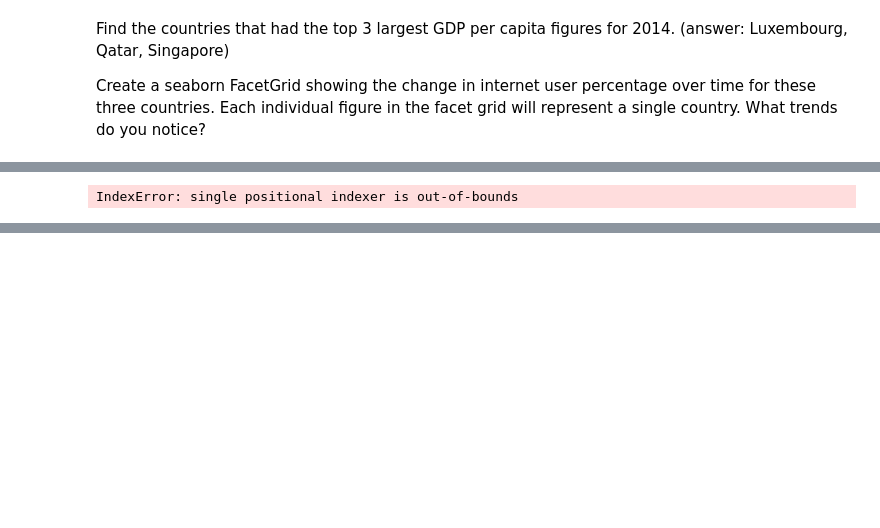
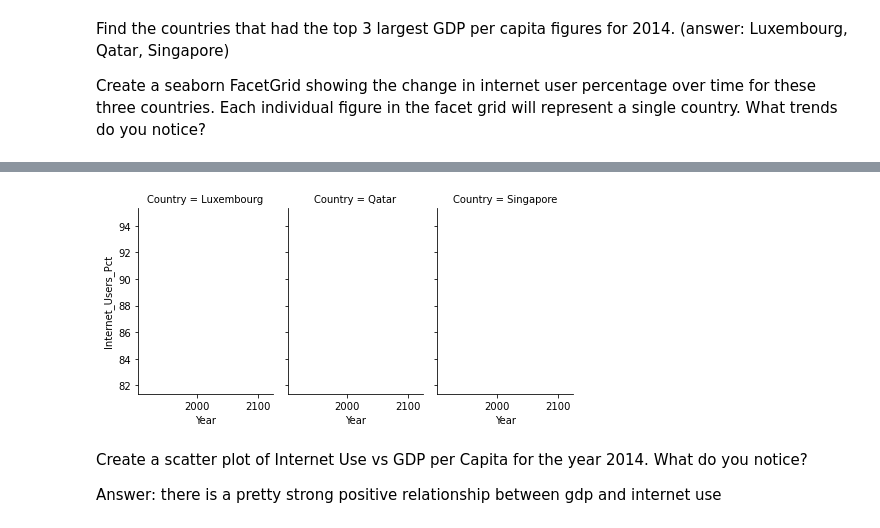
Before and after one commit to nss-data-science-cohort-5/un_exploration-jcrando, a Jupyter notebook: notebooks/un_exploration-.ipynb, the cells around one changed output, grey strips where cells are left out. Drawn from its saved outputs; the diff is of its cells as text; code cells hidden in the pictures; blank space fills up the shorter version.

```diff
--- a/notebooks/un_exploration-.ipynb
+++ b/notebooks/un_exploration-.ipynb
@@ -630,0 +602,2 @@ gdp_and_internet_use_2014_lean=gdp_and_internet_use_2014.drop(columns=['Continen
+# %%
+gdp_and_internet_use_2014_year_internet= gdp_and_internet_use_2014.drop(columns= ['Continent', 'GDP_Per_Capita','Log_of_GDP'])
@@ -630,0 +611,2 @@ gdp_and_internet_use_2014_lean=gdp_and_internet_use_2014.drop(columns=['Continen
+# %%
+gdp_and_internet_use_2014_year_internet_S_L_Q=gdp_and_internet_use_2014_year_internet[gdp_and_internet_use_2014_year_internet['Country'].isin(['Singapore', 'Luxembourg', 'Qatar'])]
@@ -631,4 +652,2 @@ gdp_and_internet_use_2014_lean=gdp_and_internet_use_2014.drop(columns=['Continen
 # %%
-gdp_and_internet_use_2014_lean[]
+gdp_and_internet_lean[gdp_and_internet_lean['Country']=='Luxembourg'].plot(x= 'Year', y= 'Internet_Users_Pct', kind='line')
-# %% [output]
-IndexError: single positional indexer is out-of-bounds
@@ -635,7 +668,4 @@ IndexError: single positional indexer is out-of-bounds
 # %%
-g=sns.FacetGrid(data=gdp_and_internet_use_2014,col="Internet_Users_Pct", col_order=["Luxembourg", "Qatar", "Singapore"])
-
-def plot('Year',gdp_and_internet_use_2014):
-    gdp_and_internet_use_2014["Internet_Users_Pct"].plot(kind="line", x="Year", ax=plt.gca())
-g.map_dataframe(plot)
+g = sns.FacetGrid(gdp_and_internet_use_2014_year_internet_S_L_Q, col="Country", height=3.5, aspect=.65)
+g.map(sns.lineplot, "Year", 'Internet_Users_Pct');
 # %% [output]
@@ -642,0 +672,5 @@ SyntaxError: invalid syntax (<ipython-input-249-c798240301e1>, line 3)
+[figure, added]
+# %% [markdown]
+Create a scatter plot of Internet Use vs GDP per Capita for the year 2014. What do you notice?
+
+Answer: there is a pretty strong positive relationship between gdp and internet use
```
Also changed, not shown: parts of 50 cells of this notebook.
